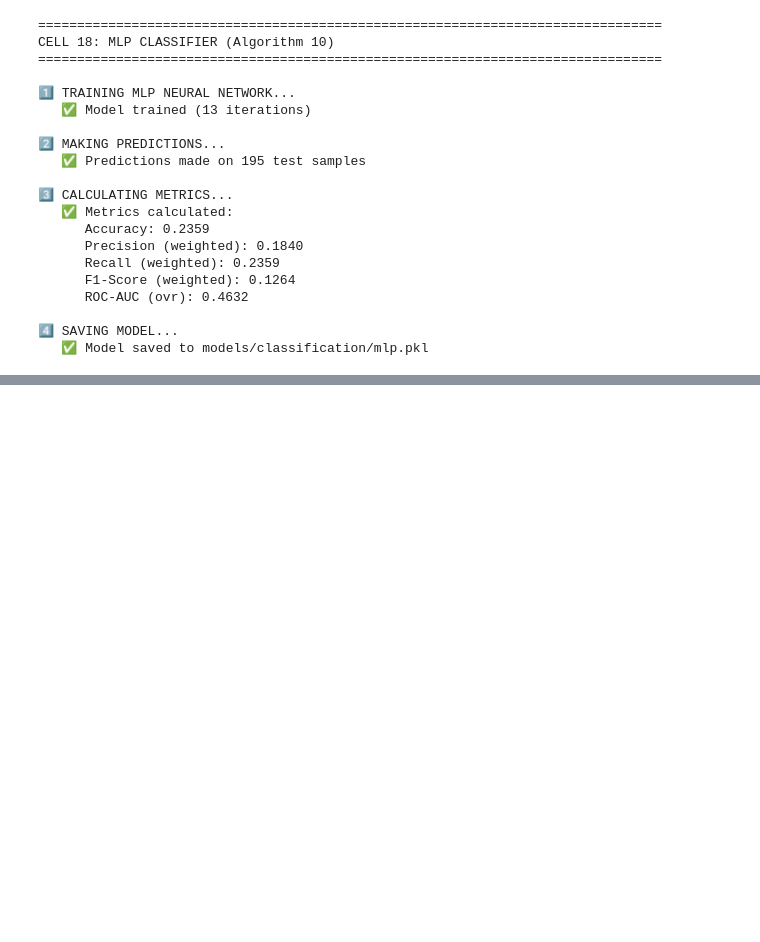
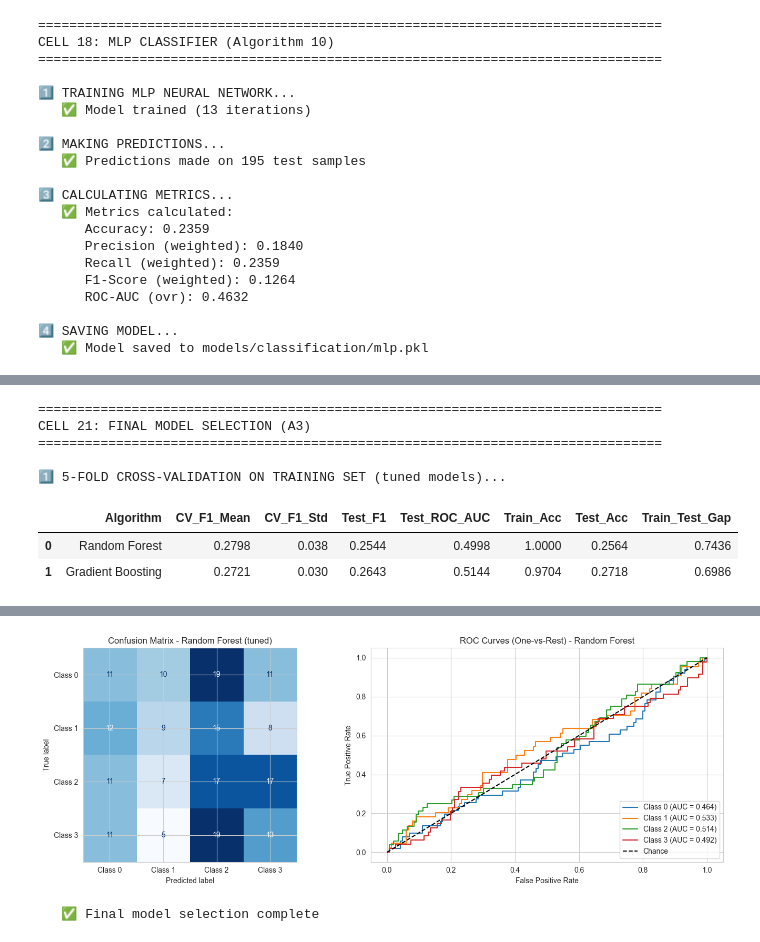
Before and after one commit to Dhaurshand/FitSense, a Jupyter notebook: Notebooks/Classification/classification.ipynb, the cells around one changed output, grey strips where cells are left out. Saved outputs shown, nothing was run; the diff lists cells and outputs as text; code cells hidden in the pictures; blank space fills up the shorter version.

Commit message:
Add classification hyperparameter tuning and finalize best model selection

```diff
--- a/Notebooks/Classification/classification.ipynb
+++ b/Notebooks/Classification/classification.ipynb
@@ -1903,0 +2017,73 @@ CELL 19: FULL COMPARISON TABLE - ALL 10 CLASSIFICATION ALGORITHMS (A2)
+# %%
+print("\n" + "=" * 80)
+print("CELL 21: FINAL MODEL SELECTION (A3)")
+print("=" * 80)
+
+from sklearn.model_selection import cross_val_score
+from sklearn.metrics import confusion_matrix, ConfusionMatrixDisplay, roc_curve, classification_report
+
+print(f"\n1️⃣ 5-FOLD CROSS-VALIDATION ON TRAINING SET (tuned models)...")
+cv_rows = []
+for algo, mdl in tuned_models.items():
+    scores = cross_val_score(mdl, X_train_fe, y_train, cv=cv, scoring='f1_weighted')
+    r = tuning_df[tuning_df['Algorithm'] == algo].iloc[0]
+    cv_rows.append({
+        'Algorithm': algo,
+        'CV_F1_Mean': scores.mean(),
+        'CV_F1_Std': scores.std(),
+        'Test_F1': r['F1_After'],
+        'Test_ROC_AUC': r['ROC_AUC_After'],
+        'Train_Acc': r['Train_Acc'],
+        'Test_Acc': r['Accuracy_After'],
+        'Train_Test_Gap': r['Train_Acc'] - r['Accuracy_After'],
+    })
+final_df = (pd.DataFrame(cv_rows)
+              .sort_values(['CV_F1_Mean', 'Test_F1'], ascending=False)
+              .reset_index(drop=True))
+display(final_df.round(4))
+
+print(f"\n2️⃣ SELECTING FINAL MODEL...")
+final_name = final_df.iloc[0]['Algorithm']      # change manually if your team picks differently
+final_model = tuned_models[final_name]
+print(f"   ✅ Final model: {final_name}")
+print(f"      CV F1: {final_df.iloc[0]['CV_F1_Mean']:.4f} +/- {final_df.iloc[0]['CV_F1_Std']:.4f}")
+print(f"      Test F1: {final_df.iloc[0]['Test_F1']:.4f} | Test ROC-AUC: {final_df.iloc[0]['Test_ROC_AUC']:.4f}")
+print(f"      Train-test accuracy gap: {final_df.iloc[0]['Train_Test_Gap']:.4f}")
+
+joblib.dump(final_model, '../../models/classification/final_classifier.pkl')
+final_df.to_csv('../../results/classification/final_model_selection.csv', index=False)
+print(f"   ✅ Saved to models/classification/final_classifier.pkl")
+
+print(f"\n3️⃣ PER-CLASS REPORT FOR FINAL MODEL...")
+y_pred_final = final_model.predict(X_test_fe)
+print(classification_report(y_test, y_pred_final, zero_division=0))
+
+print(f"\n4️⃣ CONFUSION MATRIX AND ROC CURVES...")
+y_proba_final = final_model.predict_proba(X_test_fe)
+class_labels = ['Class 0', 'Class 1', 'Class 2', 'Class 3']   # replace with le_target.classes_ names
+
+fig, axes = plt.subplots(1, 2, figsize=(14, 5))
+ConfusionMatrixDisplay(confusion_matrix(y_test, y_pred_final), display_labels=class_labels).plot(
+    ax=axes[0], cmap='Blues', colorbar=False)
+axes[0].set_title(f'Confusion Matrix - {final_name} (tuned)')
+
+for i, lbl in enumerate(class_labels):
+    fpr, tpr, _ = roc_curve(y_test_bin[:, i], y_proba_final[:, i])
+    axes[1].plot(fpr, tpr, label=f'{lbl} (AUC = {roc_auc_score(y_test_bin[:, i], y_proba_final[:, i]):.3f})')
+axes[1].plot([0, 1], [0, 1], 'k--', label='Chance')
+axes[1].set_title(f'ROC Curves (One-vs-Rest) - {final_name}')
+axes[1].set_xlabel('False Positive Rate'); axes[1].set_ylabel('True Positive Rate')
+axes[1].legend(loc='lower right')
+
+plt.tight_layout()
+plt.show()
+print(f"   ✅ Final model selection complete")
+# %% [output]
+================================================================================
+CELL 21: FINAL MODEL SELECTION (A3)
+================================================================================
+
+1️⃣ 5-FOLD CROSS-VALIDATION ON TRAINING SET (tuned models)...
+|  | Algorithm | CV_F1_Mean | CV_F1_Std | Test_F1 | Test_ROC_AUC | Train_Acc | Test_Acc | Train_Test_Gap |
+| 0 | Random Forest | 0.2798 | 0.038 | 0.2544 | 0.4998 | 1.0000 | 0.2564 | 0.7436 |
+| 1 | Gradient Boosting | 0.2721 | 0.030 | 0.2643 | 0.5144 | 0.9704 | 0.2718 | 0.6986 |
@@ -1903,0 +2107,2 @@ CELL 19: FULL COMPARISON TABLE - ALL 10 CLASSIFICATION ALGORITHMS (A2)
+[figure, added]
+   ✅ Final model selection complete
```
Also changed, not shown: parts of 5 cells of this notebook, 15 other files.
